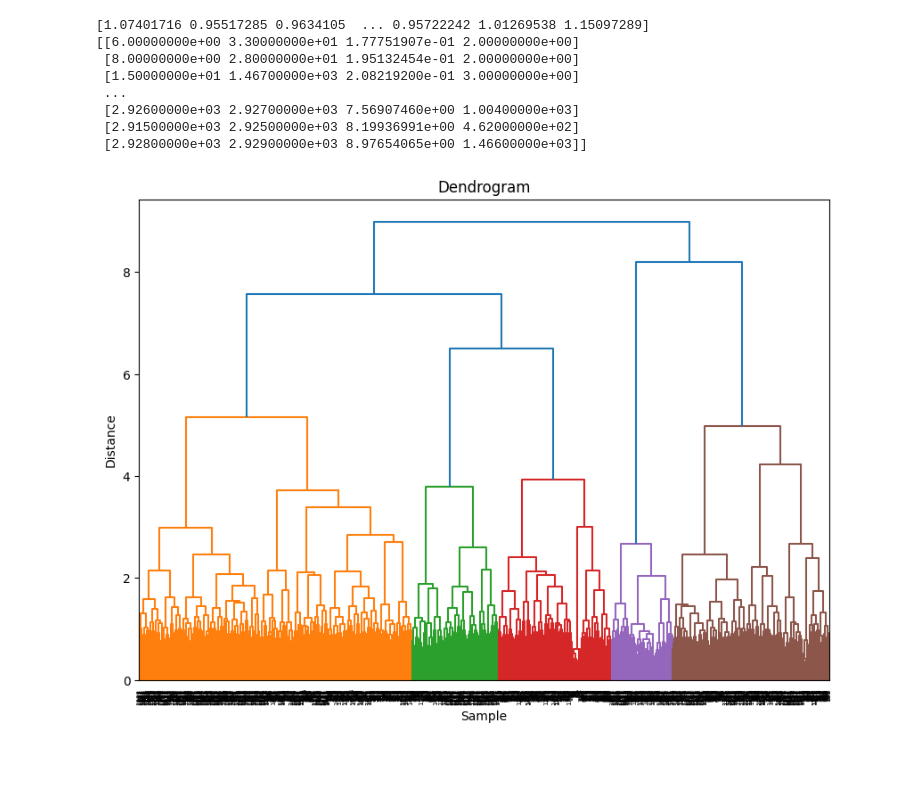
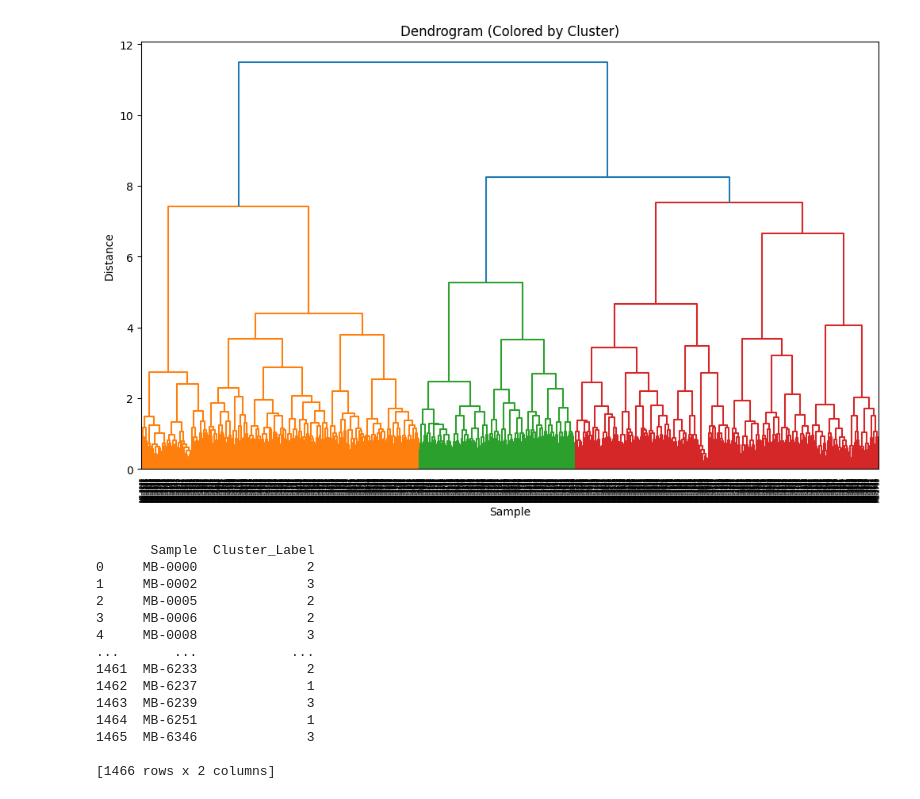
Before and after one commit to willyzzz/Barlow_twins_genes, a Jupyter notebook: data_analysis.ipynb, the cells around one changed output. Saved outputs shown, nothing was run; the diff lists cells and outputs as text; code cells hidden in the pictures; blank space fills up the shorter version.

```diff
--- a/data_analysis.ipynb
+++ b/data_analysis.ipynb
@@ -58,32 +56,40 @@ def tsne_show(data):
 import pandas as pd
 import numpy as np
 import scipy.cluster.hierarchy as sch
-import seaborn as sns
 import matplotlib.pyplot as plt
 from sklearn.preprocessing import StandardScaler
 
-def hierarchical_clustering(df, metric, method):
-
+def hierarchical_clustering(df, metric='euclidean', method='ward', color_threshold=None):
     scaler = StandardScaler()
     df_scaled = pd.DataFrame(scaler.fit_transform(df), index=df.index, columns=df.columns)
 
+    distance_matrix = sch.distance.pdist(df_scaled, metric=metric)
 
-    distance_matrix = sch.distance.pdist(df_scaled, metric= metric)
+    linkage_matrix = sch.linkage(distance_matrix, method=method)
 
-    print(distance_matrix)
-
-
-    linkage_matrix = sch.linkage(distance_matrix, method= method)
-
-    print(linkage_matrix)
-
-
-    plt.figure(figsize=(10, 7))
-    sch.dendrogram(linkage_matrix, labels=df.index, orientation='top')
-    plt.title('Dendrogram')
+    plt.figure(figsize=(12, 7))
+    dendro = sch.dendrogram(linkage_matrix, labels=df.index, orientation='top', color_threshold=color_threshold)
+    plt.title('Dendrogram (Colored by Cluster)')
     plt.xlabel('Sample')
     plt.ylabel('Distance')
     plt.show()
+
+    sample_labels = dendro['ivl']
+    leaf_colors = dendro['leaves_color_list']
+    color_dict = {label: color for label, color in zip(sample_labels, leaf_colors)}
+
+    original_order = df.index.tolist()
+    cluster_colors_in_original_order = [color_dict[sample] for sample in original_order]
+
+    unique_colors = list(set(cluster_colors_in_original_order))
+    color_to_cluster = {color: idx + 1 for idx, color in enumerate(unique_colors)}
+
+    cluster_labels_in_original_order = [color_to_cluster[color] for color in cluster_colors_in_original_order]
+
+    cluster_df = pd.DataFrame({'Sample': original_order, 'Cluster_Label': cluster_labels_in_original_order})
+    print(cluster_df)
+
+    return cluster_df
 # %%
 import torch
 
@@ -148,16 +206,22 @@ hierarchical_clustering(embedding, metric = 'correlation', method = 'average')
 # %%
 # original
-hierarchical_clustering(bulk, metric = 'correlation', method = 'ward')
+cluster_label = hierarchical_clustering(bulk, metric = 'correlation', method = 'ward')
 # %% [output]
+[figure, new version]
-[1.07401716 0.95517285 0.9634105  ... 0.95722242 1.01269538 1.15097289]
-[[6.00000000e+00 3.30000000e+01 1.77751907e-01 2.00000000e+00]
- [8.00000000e+00 2.80000000e+01 1.95132454e-01 2.00000000e+00]
- [1.50000000e+01 1.46700000e+03 2.08219200e-01 3.00000000e+00]
- ...
- [2.92600000e+03 2.92700000e+03 7.56907460e+00 1.00400000e+03]
- [2.91500000e+03 2.92500000e+03 8.19936991e+00 4.62000000e+02]
- [2.92800000e+03 2.92900000e+03 8.97654065e+00 1.46600000e+03]]
+       Sample  Cluster_Label
+0     MB-0000              2
+1     MB-0002              3
+2     MB-0005              2
+3     MB-0006              2
+4     MB-0008              3
+...       ...            ...
+1461  MB-6233              2
+1462  MB-6237              1
+1463  MB-6239              3
+1464  MB-6251              1
+1465  MB-6346              3
+
+[1466 rows x 2 columns]
-[figure, old version]
 # %%
 # after barlow twins
 hierarchical_clustering(embedding, metric = 'correlation', method = 'ward')
```
Also changed, not shown: parts of 18 cells of this notebook, 41 other files.
